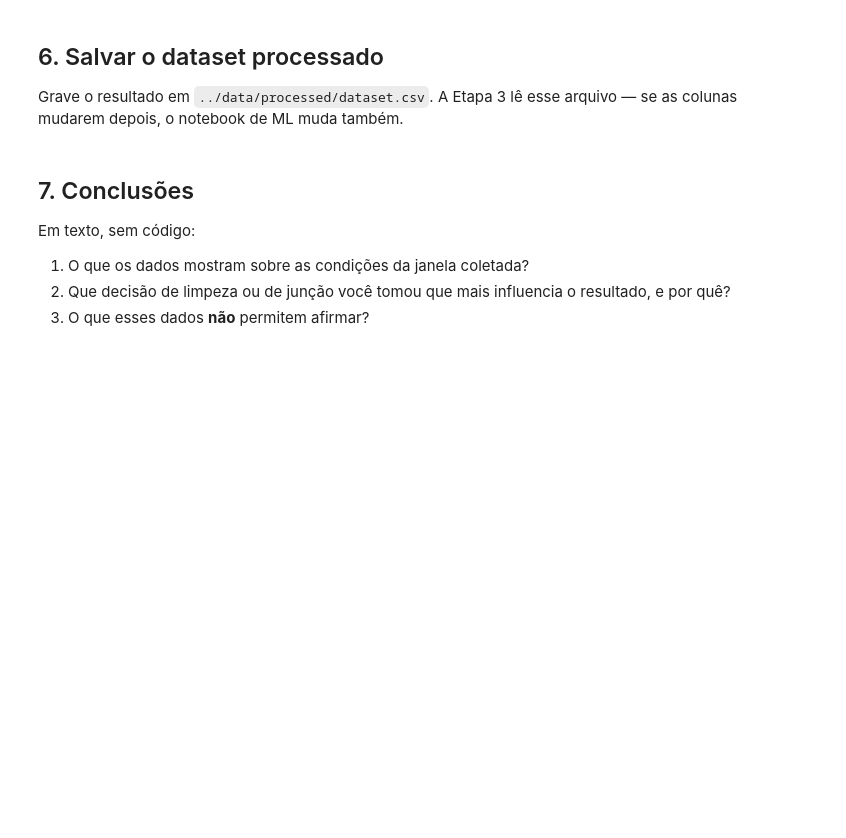
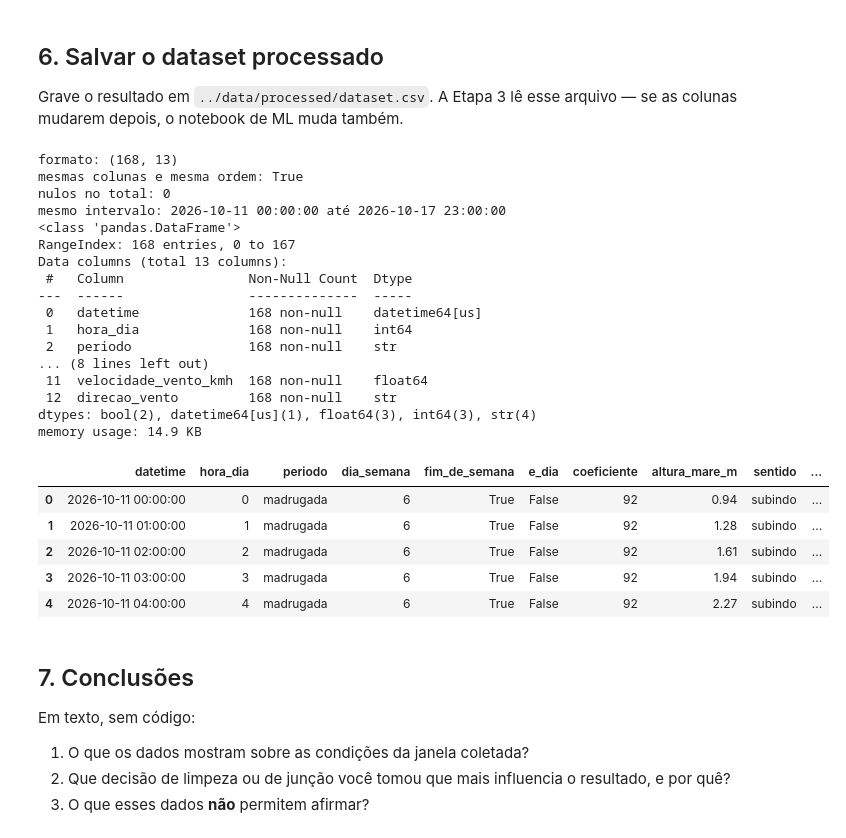
Before and after one commit to phmcd-bit/miniprojeto2, a Jupyter notebook: notebooks/eda.ipynb, the cells around one changed output. Cells and saved outputs as stored; diff of their text form; code cells hidden in the pictures; blank space fills up the shorter version.

```diff
--- a/notebooks/eda.ipynb
+++ b/notebooks/eda.ipynb
@@ -915,6 +915,44 @@ Ressalva: o destaque vale só para esta janela de 7 dias, e as diferenças entre
 
 Grave o resultado em `../data/processed/dataset.csv`. A Etapa 3 lê esse
 arquivo — se as colunas mudarem depois, o notebook de ML muda também.
+# %%
+saida = df_dataset.copy()
+saida["altura_mare_m"] = saida["altura_mare_m"].round(2)
+
+saida.to_csv(DIR_PROC / "dataset.csv", index=False)
+
+lido = pd.read_csv(DIR_PROC / "dataset.csv", parse_dates=["datetime"])
+
+print("formato:", lido.shape)
+print("mesmas colunas e mesma ordem:", list(lido.columns) == list(saida.columns))
+print("nulos no total:", lido.isna().sum().sum())
+print("mesmo intervalo:", lido["datetime"].min(), "até", lido["datetime"].max())
+lido.info()
+lido.head()
+# %% [output]
+formato: (168, 13)
+mesmas colunas e mesma ordem: True
+nulos no total: 0
+mesmo intervalo: 2026-10-11 00:00:00 até 2026-10-17 23:00:00
+<class 'pandas.DataFrame'>
+RangeIndex: 168 entries, 0 to 167
+Data columns (total 13 columns):
+ #   Column                Non-Null Count  Dtype
+---  ------                --------------  -----
+ 0   datetime              168 non-null    datetime64[us]
+ 1   hora_dia              168 non-null    int64
+ 2   periodo               168 non-null    str
+... (8 lines left out)
+ 11  velocidade_vento_kmh  168 non-null    float64
+ 12  direcao_vento         168 non-null    str
+dtypes: bool(2), datetime64[us](1), float64(3), int64(3), str(4)
+memory usage: 14.9 KB
+|  | datetime | hora_dia | periodo | dia_semana | fim_de_semana | e_dia | coeficiente | altura_mare_m | sentido | ... |
+| 0 | 2026-10-11 00:00:00 | 0 | madrugada | 6 | True | False | 92 | 0.94 | subindo | ... |
+| 1 | 2026-10-11 01:00:00 | 1 | madrugada | 6 | True | False | 92 | 1.28 | subindo | ... |
+| 2 | 2026-10-11 02:00:00 | 2 | madrugada | 6 | True | False | 92 | 1.61 | subindo | ... |
+| 3 | 2026-10-11 03:00:00 | 3 | madrugada | 6 | True | False | 92 | 1.94 | subindo | ... |
+| 4 | 2026-10-11 04:00:00 | 4 | madrugada | 6 | True | False | 92 | 2.27 | subindo | ... |
 # %% [markdown]
 ## 7. Conclusões
 
```
Also changed, not shown: parts of 7 cells of this notebook.
